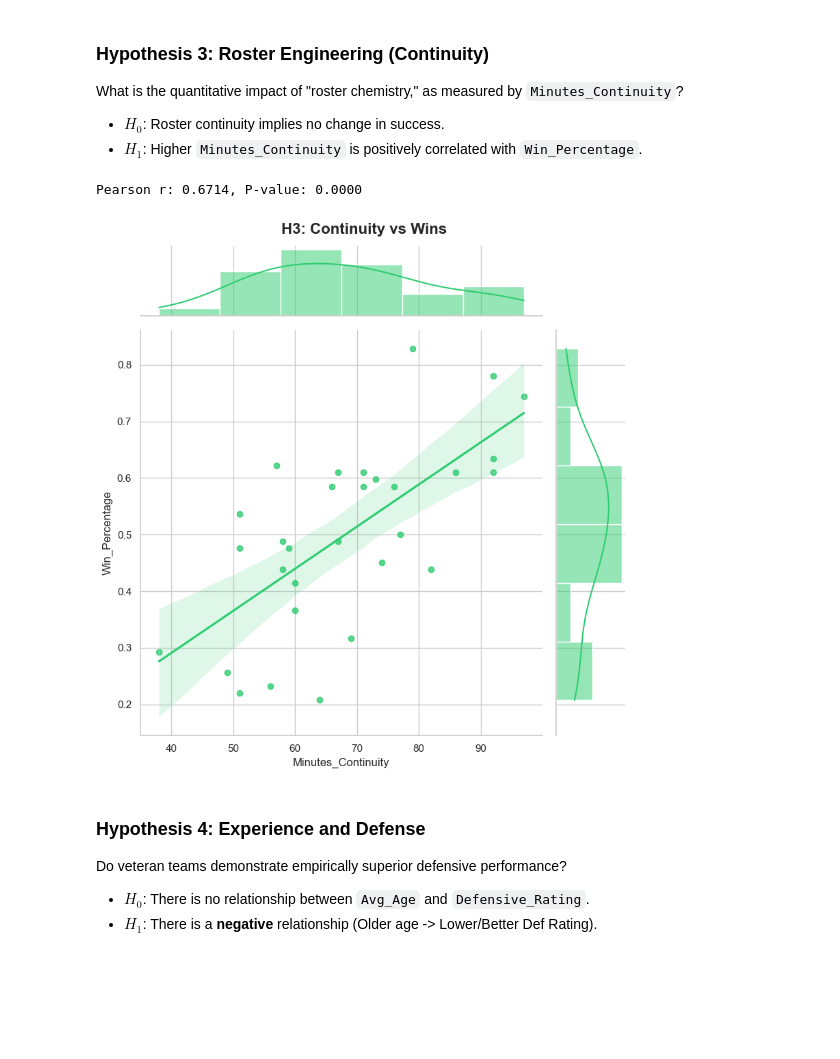
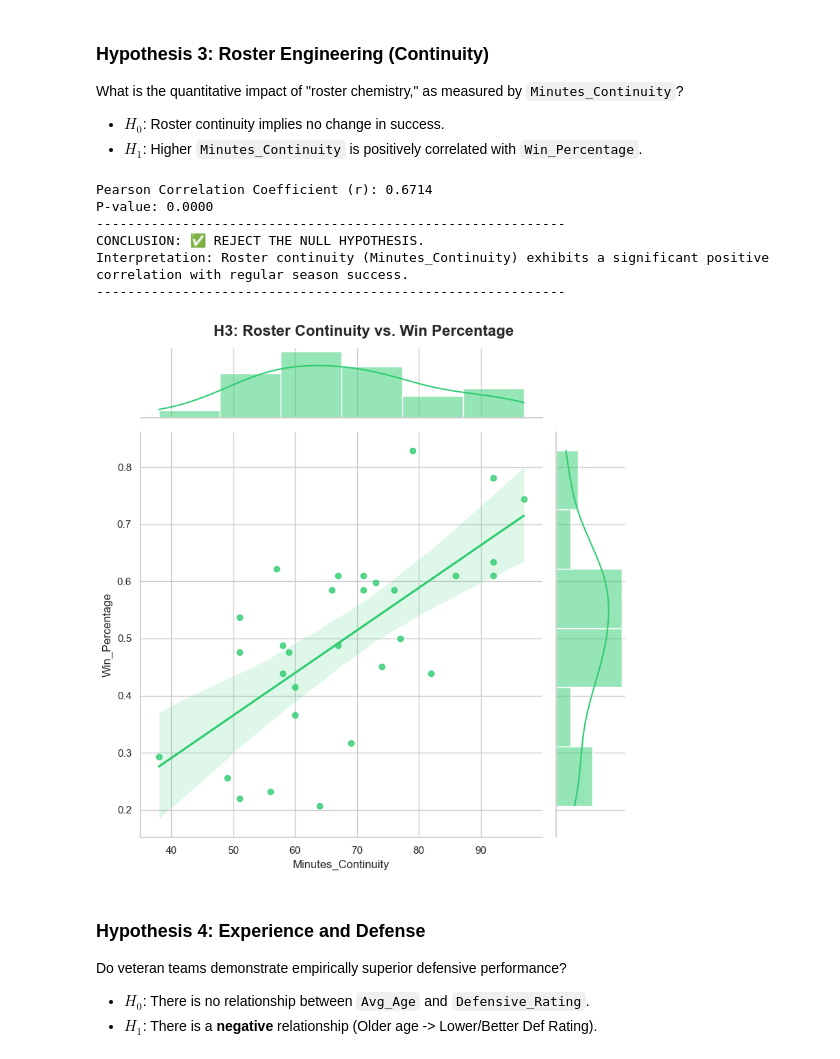
Before and after one commit to akoo57/DSA210_Akif, a Jupyter notebook: dsa.ipynb, the cells around one changed output. Drawn from its saved outputs; the diff is of its cells as text; code cells hidden in the pictures; blank space fills up the shorter version.

```diff
--- a/dsa.ipynb
+++ b/dsa.ipynb
@@ -177,18 +179,33 @@ What is the quantitative impact of "roster chemistry," as measured by `Minutes_C
 * **$H_0$**: Roster continuity implies no change in success.
 * **$H_1$**: Higher `Minutes_Continuity` is positively correlated with `Win_Percentage`.
 # %%
-# İstatistiksel Test
 r, p = stats.pearsonr(df['Minutes_Continuity'], df['Win_Percentage'])
-print(f"Pearson r: {r:.4f}, P-value: {p:.4f}")
 
-# Görselleştirme (Joint Plot - Hem ilişki hem dağılım)
+print(f"Pearson Correlation Coefficient (r): {r:.4f}")
+print(f"P-value: {p:.4f}")
+print("-" * 60)
+
+if p < 0.05:
+    print("CONCLUSION: ✅ REJECT THE NULL HYPOTHESIS.")
+    print("Interpretation: Roster continuity (Minutes_Continuity) exhibits a significant positive correlation with regular season success.")
+else:
+    print("CONCLUSION: ❌ FAIL TO REJECT THE NULL HYPOTHESIS.")
+    print("Interpretation: No significant linear relationship was observed between roster continuity and winning percentage.")
+print("-" * 60)
+
+
 g = sns.jointplot(data=df, x='Minutes_Continuity', y='Win_Percentage', kind="reg",
                   color="#2ecc71", height=8)
-g.fig.suptitle("H3: Continuity vs Wins", fontsize=16, fontweight='bold', y=1.02)
+g.fig.suptitle("H3: Roster Continuity vs. Win Percentage", fontsize=16, fontweight='bold', y=1.02)
 plt.show()
 # %% [output]
-Pearson r: 0.6714, P-value: 0.0000
+Pearson Correlation Coefficient (r): 0.6714
+P-value: 0.0000
+------------------------------------------------------------
+CONCLUSION: ✅ REJECT THE NULL HYPOTHESIS.
+Interpretation: Roster continuity (Minutes_Continuity) exhibits a significant positive correlation with regular season success.
+------------------------------------------------------------
-[figure, old version]
+[figure, new version]
 # %% [markdown]
 ### Hypothesis 4: Experience and Defense
 Do veteran teams demonstrate empirically superior defensive performance?
```
Also changed, not shown: parts of 8 cells of this notebook.
